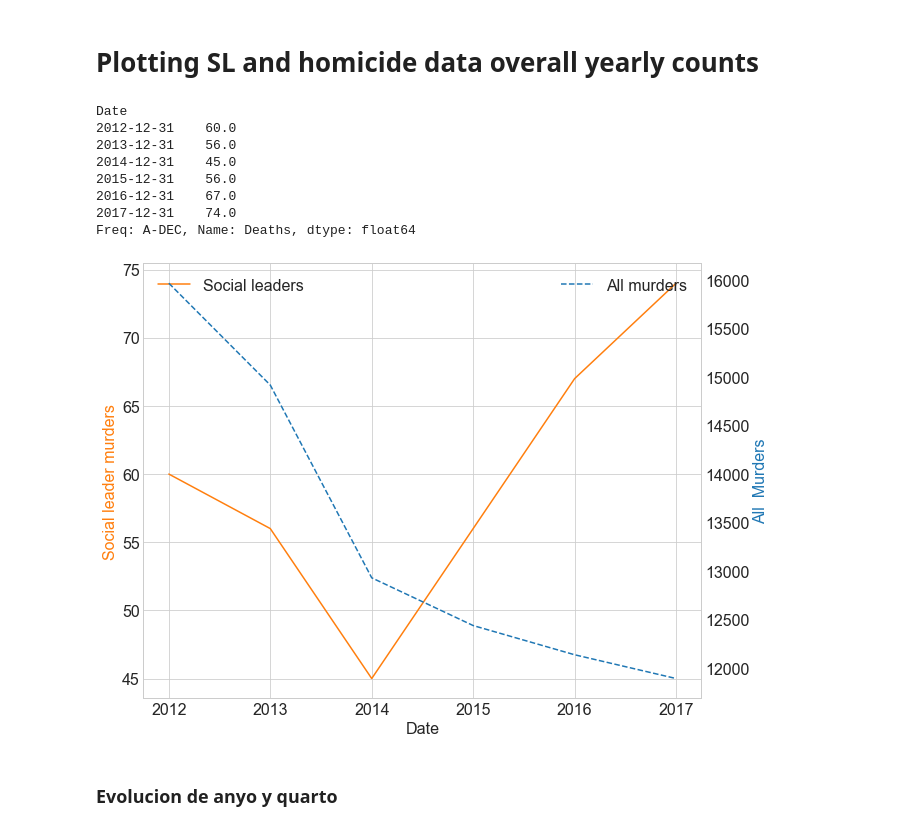
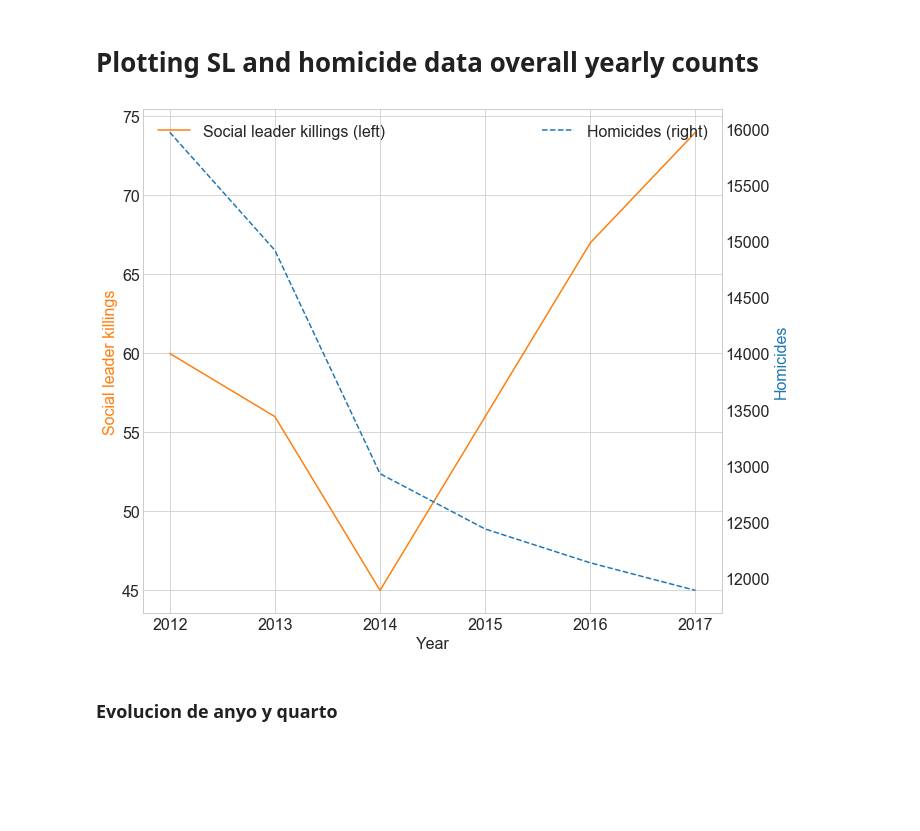
Before and after one commit to benbo/SocialLeaders, a Jupyter notebook: Plots_paper.ipynb, the cells around one changed output. Drawn from its saved outputs; the diff is of its cells as text; code cells hidden in the pictures; blank space fills up the shorter version.

```diff
--- a/Plots_paper.ipynb
+++ b/Plots_paper.ipynb
@@ -240,37 +268,27 @@ ACTIVISTA                     1
 Name: TIPO DE ORGANIZACION, dtype: int64
 # %% [markdown]
 # Plotting SL and homicide data overall yearly counts
-# %%
-data_social['Deaths'].resample('A').sum()
-# %% [output]
-Date
-2012-12-31    60.0
-2013-12-31    56.0
-2014-12-31    45.0
-2015-12-31    56.0
-2016-12-31    67.0
-2017-12-31    74.0
-Freq: A-DEC, Name: Deaths, dtype: float64
 # %%
 newdf = pd.concat([data_social['Deaths'].resample('A').sum(), data_all['Deaths'].resample('A').sum()],axis=1)
-newdf.columns = ['social leaders','all murders']
+newdf.columns = ['social leaders (left)','homicides (right)']
 fig, ax1 = plt.subplots(figsize=(10,8))
 
 ax2 = ax1.twinx()
 
-newdf['all murders'].plot(ax=ax2,color=COLORCYCLE[0],style='--',label = 'All murders')
-newdf['social leaders'].plot(ax=ax1,color=COLORCYCLE[1],style='-',label = 'Social leaders')#style='r-'
+newdf['homicides (right)'].plot(ax=ax2,color=COLORCYCLE[0],style='--',label = 'Homicides (right)')
+newdf['social leaders (left)'].plot(ax=ax1,color=COLORCYCLE[1],style='-',label = 'Social leader killings (left)')#style='r-'
 
-ax1.set_xlabel('Date')
-ax1.set_ylabel('Social leader murders', color=COLORCYCLE[1])
-ax2.set_ylabel('All  Murders', color=COLORCYCLE[0])
+ax1.set_xlabel('Year')
+ax1.set_ylabel('Social leader killings', color=COLORCYCLE[1])
+ax2.set_ylabel('Homicides', color=COLORCYCLE[0])
 ax2.legend(loc=0)
 ax1.legend()
 plt.grid()
-
+plt.tight_layout()
+plt.savefig('ImagesPaper/Social_vs_all_twin.png')
 plt.show()
 # %% [output]
-[figure, old version]
+[figure, new version]
 # %% [markdown]
 ### Evolucion de anyo y quarto
 # %%
```
Also changed, not shown: parts of 126 cells of this notebook, 1 other file.
